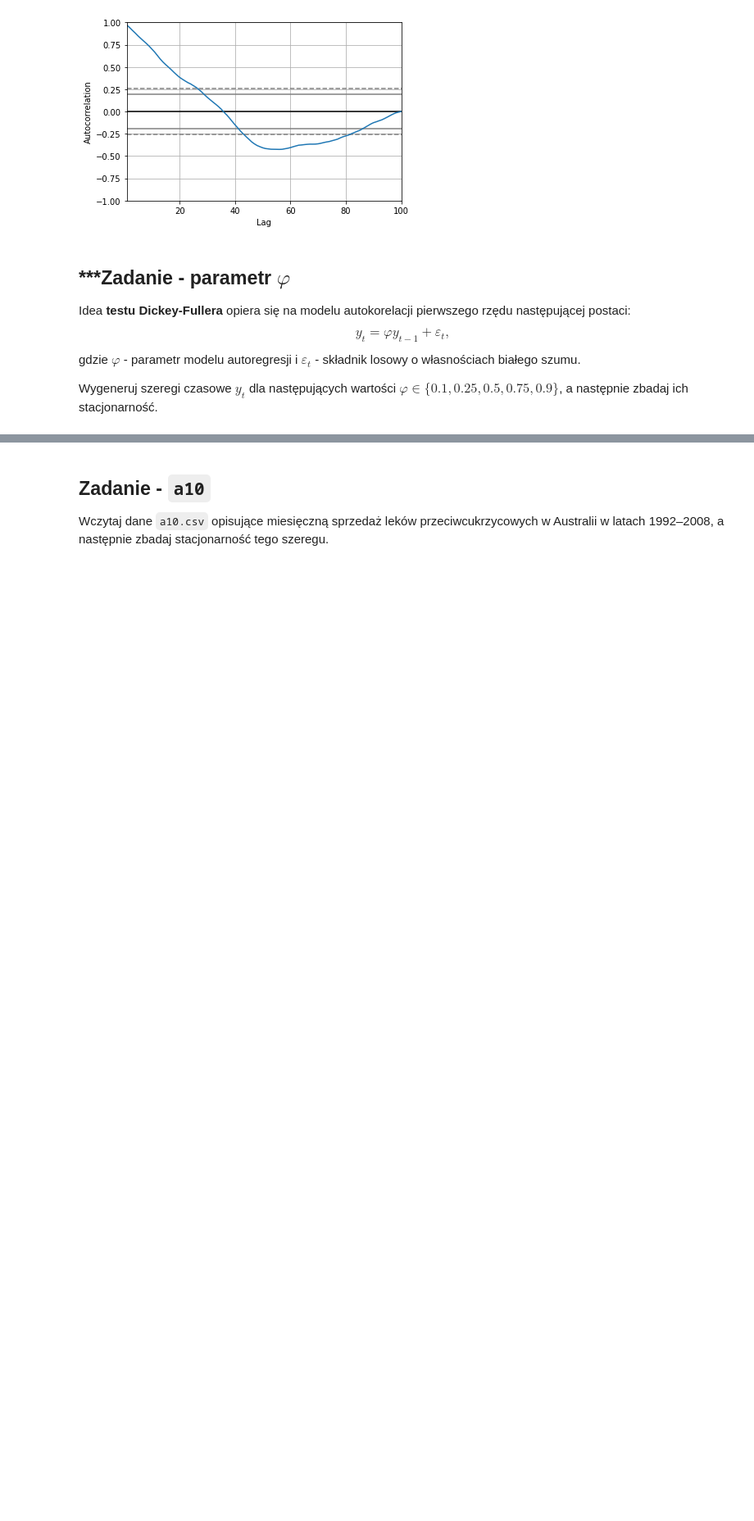
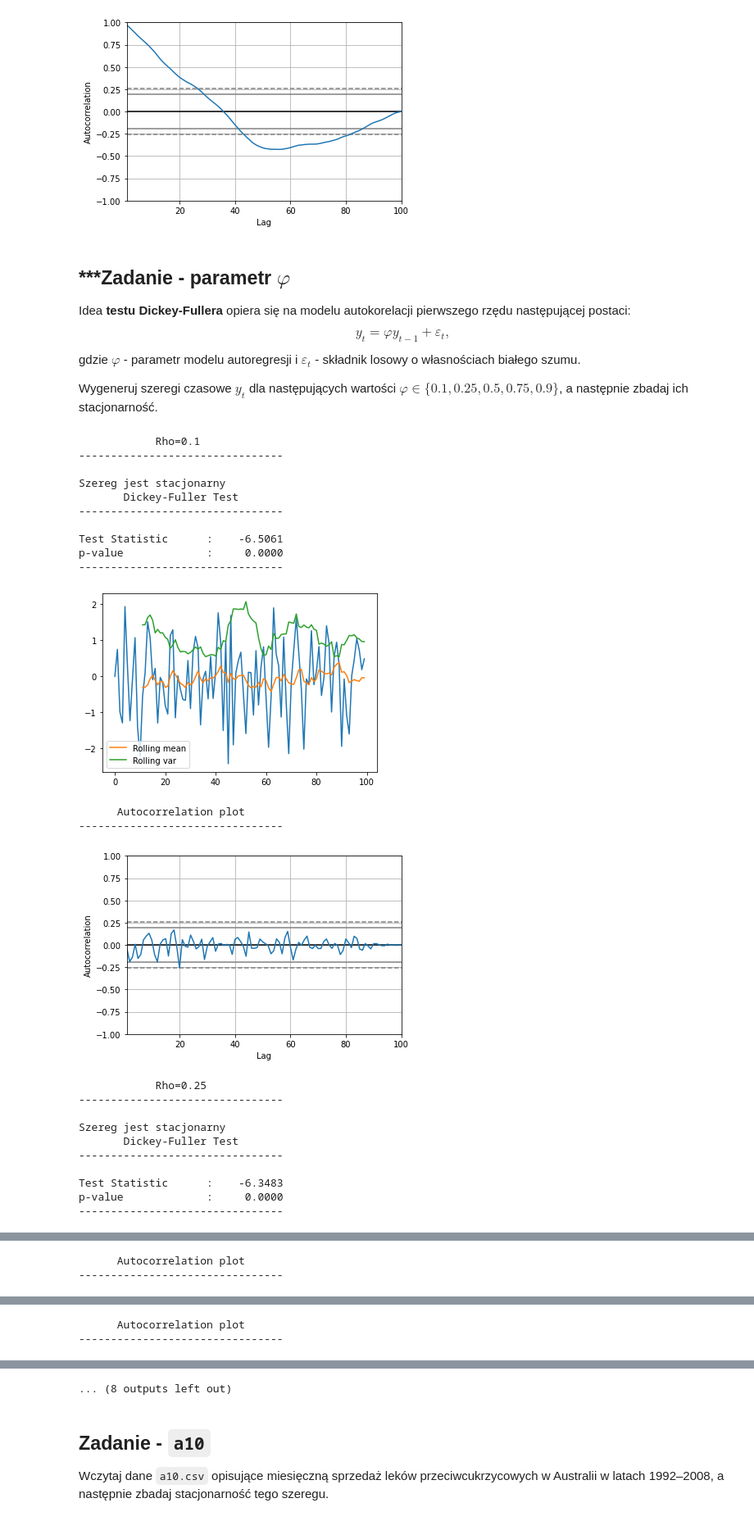
Before and after one commit to mdabrowski-phd/ds250223_regul, a Jupyter notebook: 04_szeregi_czasowe/02_stacjonarnosc.ipynb, the cells around one changed output, grey strips where cells are left out. Shown at 82% size. Saved outputs shown, nothing was run; the diff lists cells and outputs as text; code cells hidden in the pictures; blank space fills up the shorter version.

Commit message:
szereg_02_ost

```diff
--- a/04_szeregi_czasowe/02_stacjonarnosc.ipynb
+++ b/04_szeregi_czasowe/02_stacjonarnosc.ipynb
@@ -213,3 +200,41 @@ $$ y_t = \varphi y_{t-1} + \varepsilon_t, $$
 gdzie $\varphi$ - parametr modelu autoregresji i $\varepsilon_t$ - składnik losowy o własnościach białego szumu.
 
 Wygeneruj szeregi czasowe $y_t$ dla następujących wartości $\varphi \in \{0.1, 0.25, 0.5, 0.75, 0.9\}$, a następnie zbadaj ich stacjonarność.
+# %%
+n = 100
+e = np.random.normal(0, 1, 100)
+
+for q in (0.1, 0.25, 0.5, 0.75, 0.9):
+    print("{0:^32s}".format("Rho=" + str(q)))
+    print("-"*32+"\n")
+    y = np.zeros(n)
+    for i in range(1, n):
+        y[i] = q * y[i-1] + e[i]
+    check_time_series_stationary(y)
+
+#szeregi są staconarne, choć im bliżej parametru phi = 1 szereg coraz bardziej zaczyna przypominać szereg niestacjonarny (dla 0.9 już testy i wykresy mogą zacząć kalsyfikować szereg jako niestacjonarny)
+# %% [output]
+            Rho=0.1
+--------------------------------
+
+Szereg jest stacjonarny
+       Dickey-Fuller Test
+--------------------------------
+
+Test Statistic      :    -6.5061
+p-value             :     0.0000
+--------------------------------
+[figure, added]
+      Autocorrelation plot
+--------------------------------
+[figure, added]
+            Rho=0.25
+--------------------------------
+
+Szereg jest stacjonarny
+       Dickey-Fuller Test
+--------------------------------
+
+Test Statistic      :    -6.3483
+p-value             :     0.0000
+--------------------------------
@@ -215,0 +242,2 @@ Wygeneruj szeregi czasowe $y_t$ dla następujących wartości $\varphi \in \{0.1
+      Autocorrelation plot
+--------------------------------
@@ -215,0 +256,2 @@ Wygeneruj szeregi czasowe $y_t$ dla następujących wartości $\varphi \in \{0.1
+      Autocorrelation plot
+--------------------------------
@@ -216,3 +259,4 @@ Wygeneruj szeregi czasowe $y_t$ dla następujących wartości $\varphi \in \{0.1
+... (8 outputs left out)
 # %% [markdown]
 ## Zadanie - `a10`
 Wczytaj dane `a10.csv` opisujące miesięczną sprzedaż leków przeciwcukrzycowych w Australii w latach 1992–2008, a następnie zbadaj stacjonarność tego szeregu.
```
Also changed, not shown: parts of 18 cells of this notebook.
